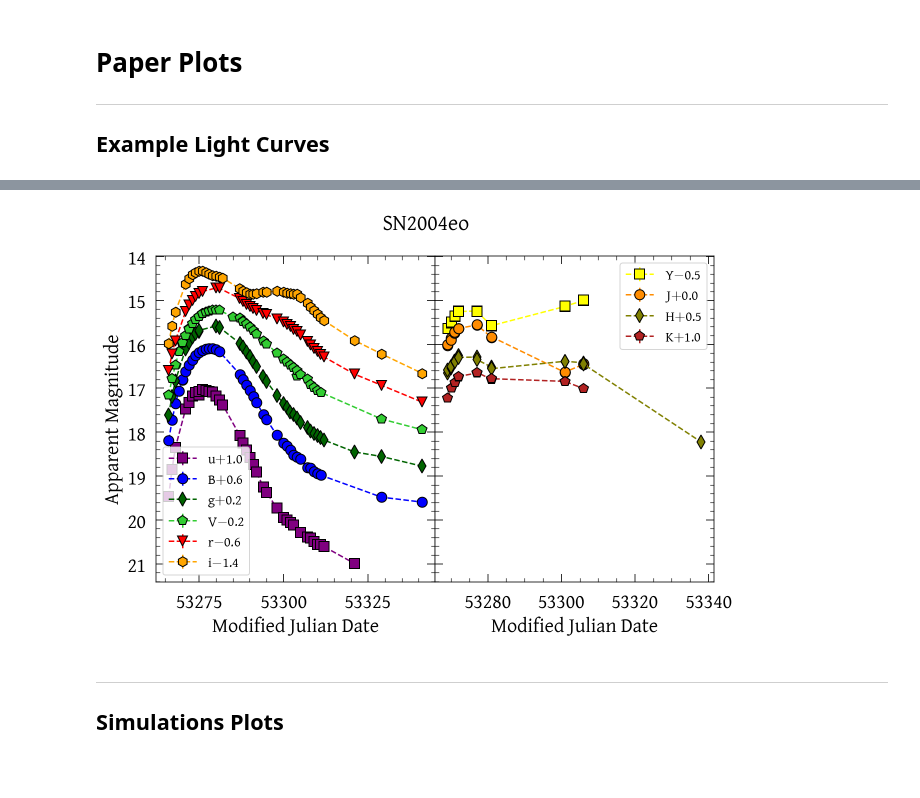
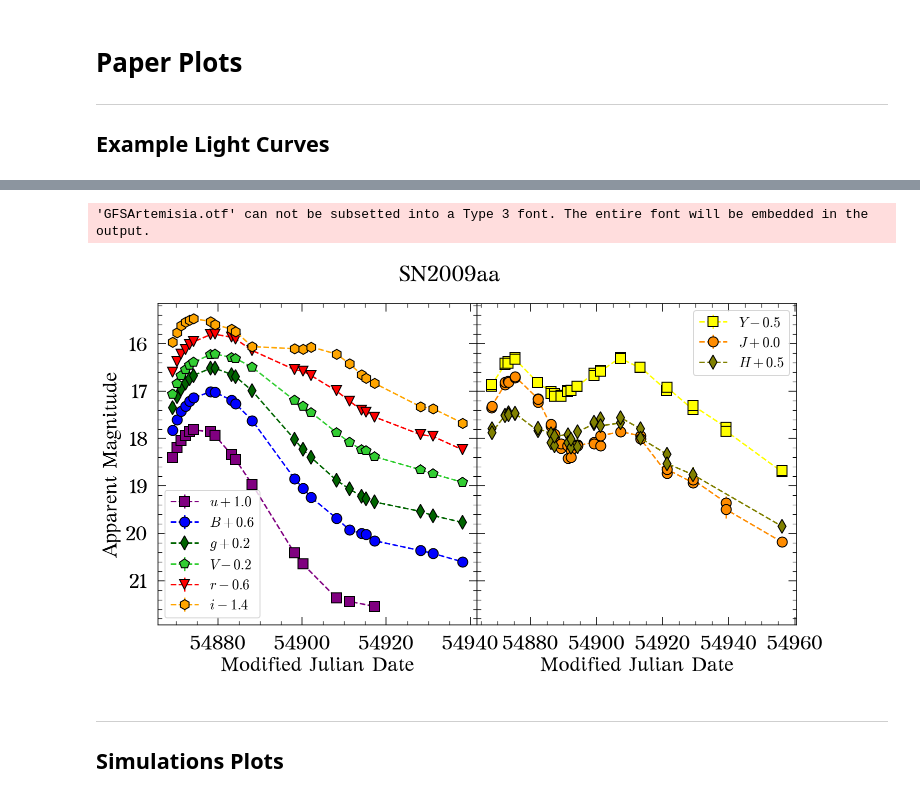
Before and after one commit to HOSTFLOWS/flows_sims, a Jupyter notebook: paper_plots.ipynb, the cells around one changed output, grey strips where cells are left out. Drawn from its saved outputs; the diff is of its cells as text; code cells hidden in the pictures; blank space fills up the shorter version.

```diff
--- a/paper_plots.ipynb
+++ b/paper_plots.ipynb
@@ -13,7 +13,7 @@ import snpy
 import itertools
 import pandas as pd
 
-plt.rcParams["font.family"] = "Gentium"
+plt.rcParams["font.family"] = "GFS Artemisia"
 plt.rcParams['mathtext.fontset'] = "cm"
 %config InlineBackend.figure_format = 'retina'
 
@@ -22,0 +33,8 @@ SNOOPY_MODEL = 'max_model'
+# %%
+sn_name = 'SN2004eo'
+sn_file = os.path.join(DATA_DIR, f'{sn_name}_snpy.txt')
+sn = snpy.import_lc(sn_file)
+sn.choose_model(SNOOPY_MODEL)
+sn.data.pop('K')
+sn.fit()
+sn.plot(outfile='paper_plots/snoopy_fit.pdf')
@@ -86,7 +108,8 @@ def plot_sn(sn_name, save=False):
     NIR_filts = {'Y':['s', 'yellow', -0.5],
                  'J':['o', 'darkorange', 0.0],
                  'H':['d', 'olive', 0.5],
-                 'K':['p', 'firebrick', 1.0]}
+                 #'K':['p', 'firebrick', 1.0]
+                }
 
     filts = opt_filts.copy()
     filts.update(NIR_filts)
@@ -107,9 +130,9 @@ def plot_sn(sn_name, save=False):
 
             marker, color, offset = plot_args
             if offset<0.0:
-                label = filt + f'$-${str(offset)[1:]}'
+                label =  f'${filt}-{str(offset)[1:]}$'
             else:
-                label = filt + f'$+${str(offset)}'
+                label = f'${filt}+{str(offset)}$'
             ax.errorbar(mjd, mag+offset, yerr=err, label=label,
                        ms=10, fmt=marker+'--', color=color, mec='k')
 
@@ -127,10 +150,11 @@ def plot_sn(sn_name, save=False):
         plt.savefig(output)
     plt.show()
 # %%
-sn_name = 'SN2004eo'
-plot_sn(sn_name, False)
+sn_name = 'SN2009aa'  # SN2004eo, SN2005M, SN2009aa, LSQ12bld, PTF13ebh, ASAS14lp
+plot_sn(sn_name, True)
 # %% [output]
+'GFSArtemisia.otf' can not be subsetted into a Type 3 font. The entire font will be embedded in the output.
-[figure, old version]
+[figure, new version]
 # %% [markdown]
 ___
 ## Simulations Plots
```
Also changed, not shown: parts of 4 cells of this notebook, 30 other files.
